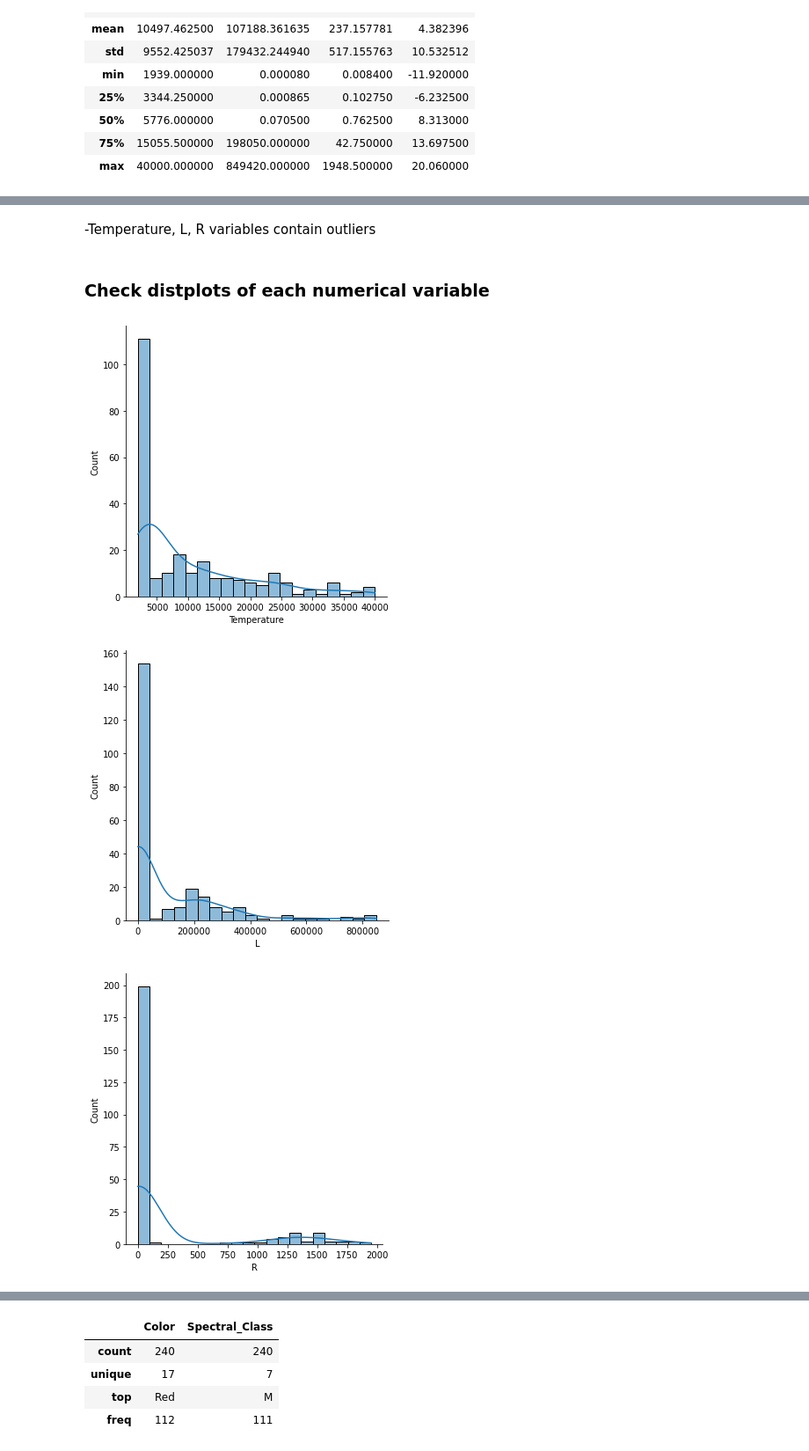
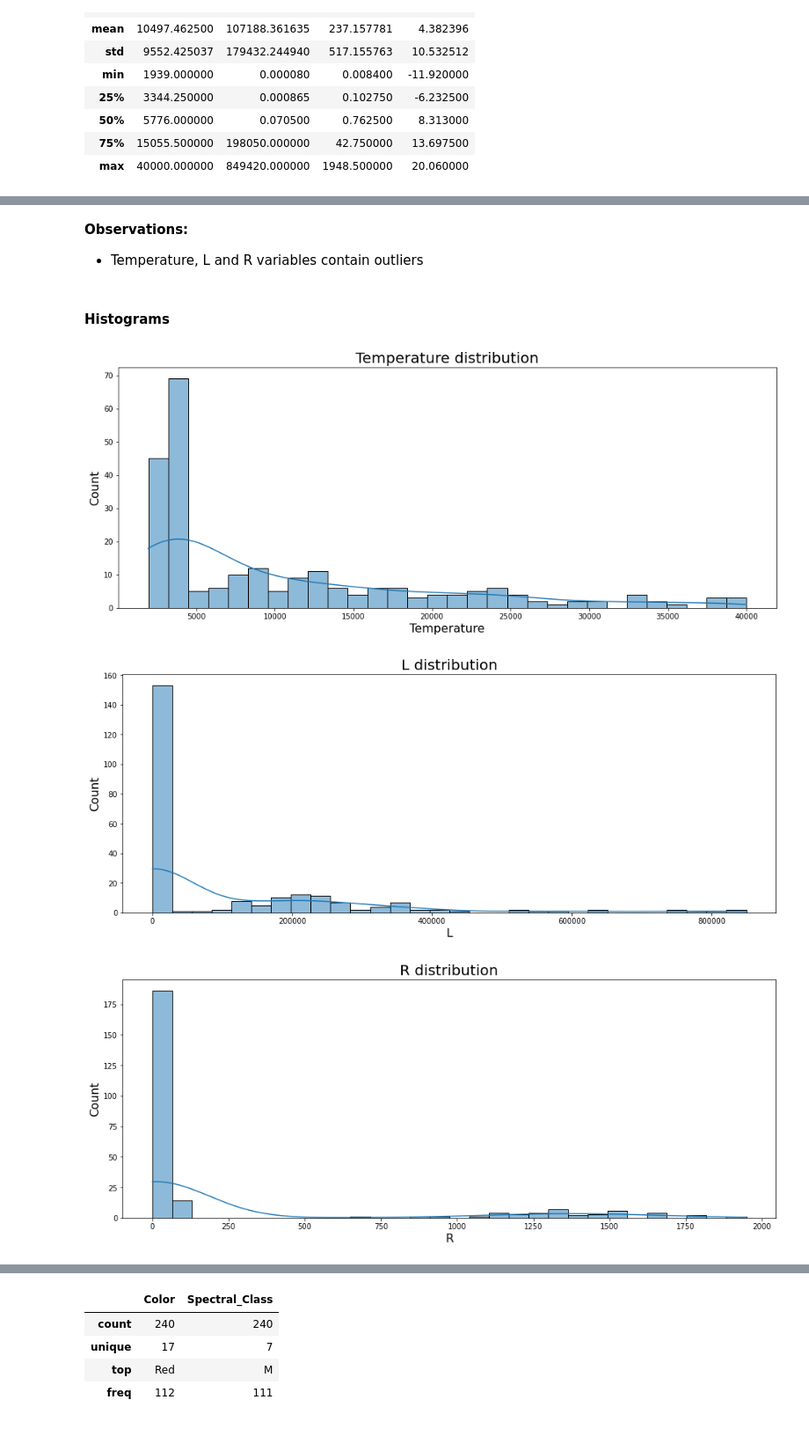
Before and after one commit to ZasadnyJan/Star_type_classification, a Jupyter notebook: Main_notebook.ipynb, the cells around one changed output, grey strips where cells are left out. Shown: that part at 88% size. Drawn from its saved outputs; the diff is of its cells as text; code cells hidden in the pictures.

Commit message:
Added more observations and changed formatting

```diff
--- a/Main_notebook.ipynb
+++ b/Main_notebook.ipynb
@@ -106,5 +182,8 @@ df_vars_num.describe()
 for col_name in df_vars_num:
     plt.figure(figsize=(16, 4))
     sns.boxplot(x=df_vars_num[col_name])
+    plt.title(col_name+ " boxplot", fontsize=20)
+    plt.xlabel(col_name, fontsize=16)
+    plt.xticks(fontsize=10)
     plt.show()
 # %% [output]
@@ -115,13 +194,21 @@ for col_name in df_vars_num:
 # %% [markdown]
--Temperature, L, R variables contain outliers
+**Observations:**
+
+- Temperature, L and R variables contain outliers
-# %% [markdown]
-### Check distplots of each numerical variable
+# %% [markdown]
+#### Histograms
 # %%
 for col_name in df_vars_num:
 
-    sns.displot(x=col_name, kde=True, bins=20, data=df_vars_num)
+    plt.figure(figsize=(16, 6))
+    sns.histplot(x=col_name, kde=True, bins=30, data=df_vars_num)
+    plt.title(col_name+ " distribution", fontsize=20)
+    plt.xlabel(col_name, fontsize=16)
+    plt.ylabel("Count", fontsize=16)
+    plt.xticks(fontsize=10)
+    plt.yticks(fontsize=10)
     plt.show()
 # %% [output]
-[figure, old version]
+[figure, new version]
-[figure, old version]
+[figure, new version]
-[figure, old version]
+[figure, new version]
```
Also changed, not shown: parts of 89 cells of this notebook, 2 other files.
